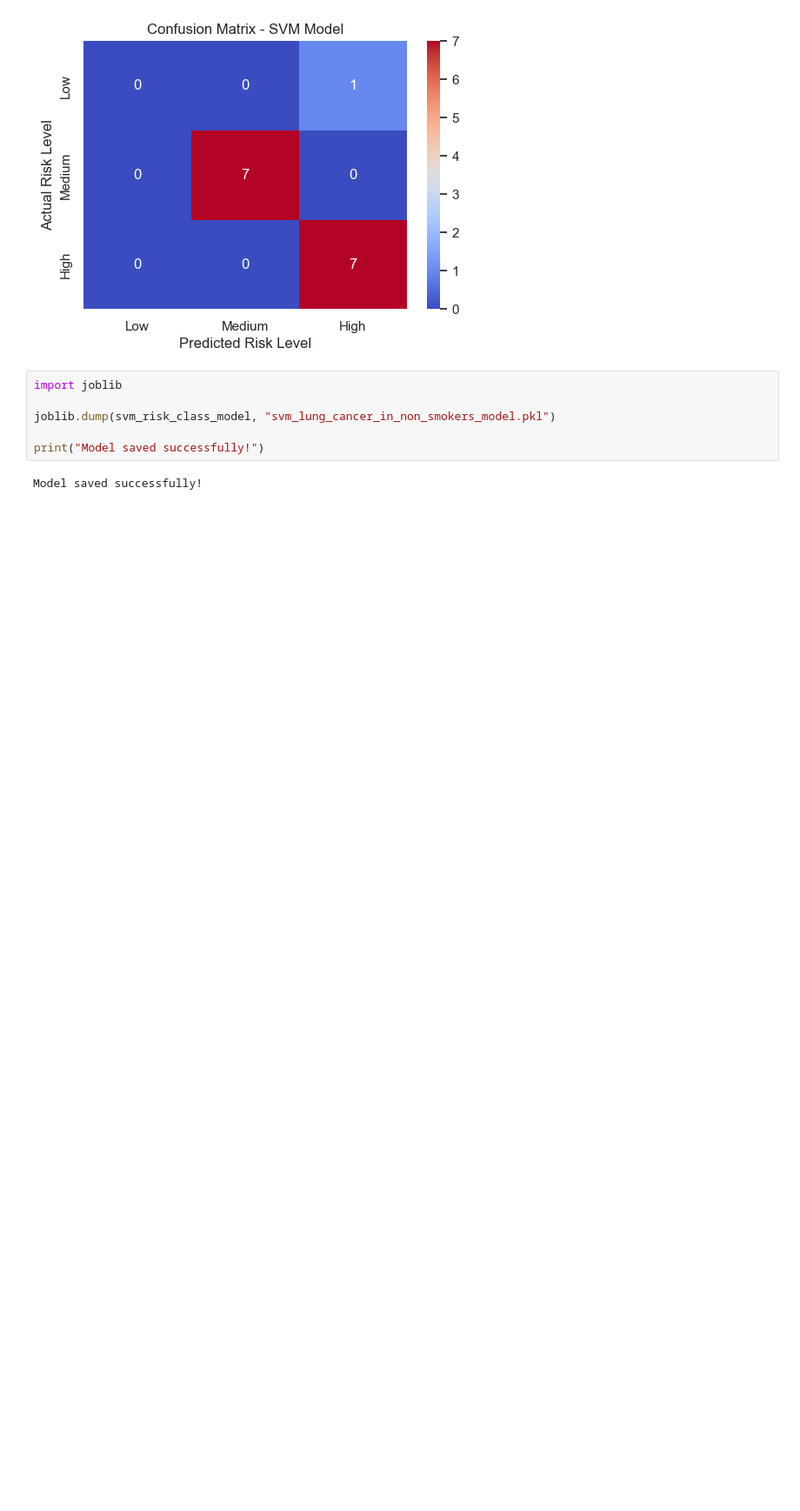
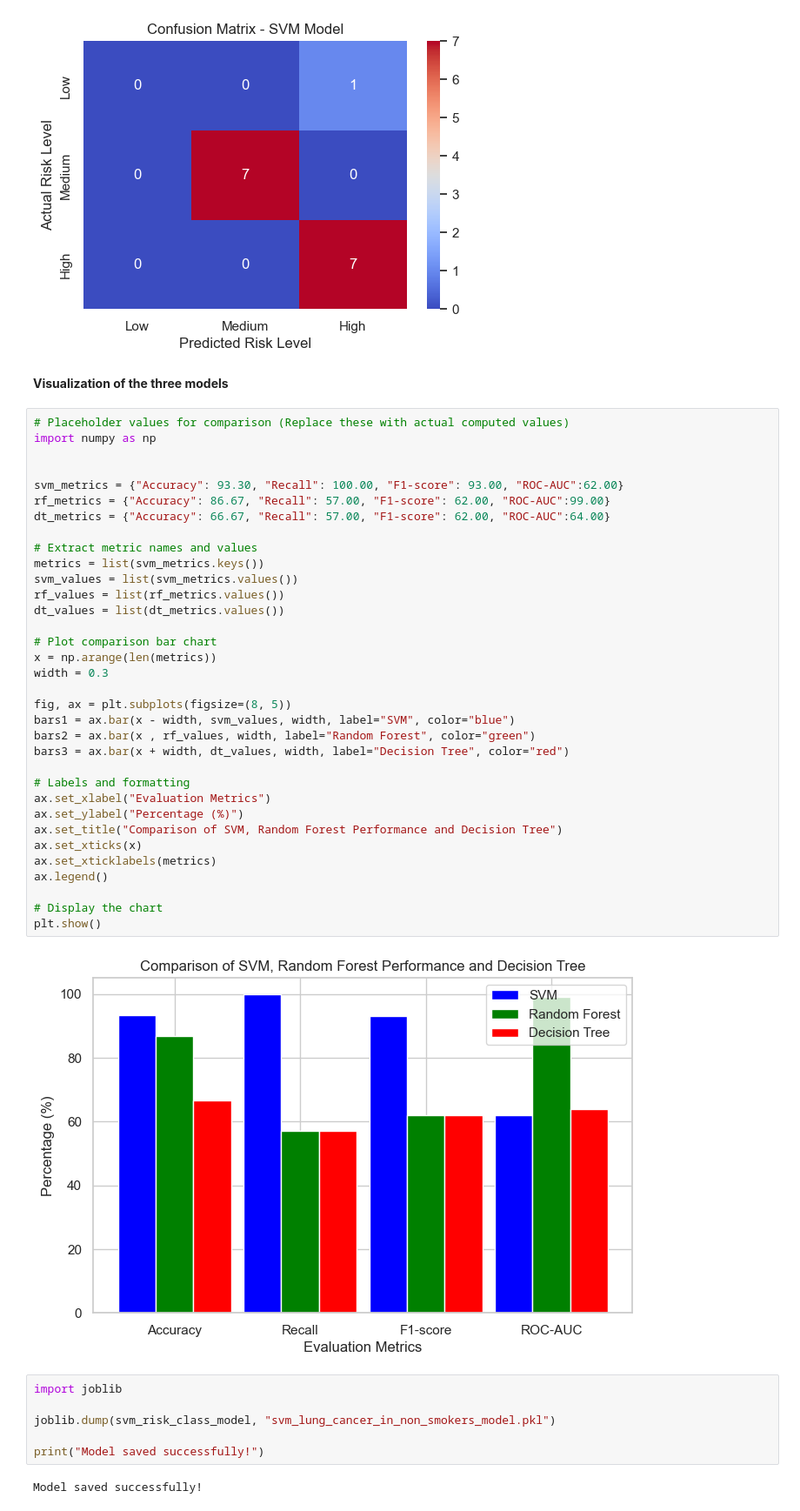
Before and after one commit to wisdomxduru/-Lung-Cancer-Risk-Prediction-Model-SVM-, a Jupyter notebook: SVM prediction for non-smokers.ipynb, the cells around one changed output. Shown at 87% size. Cells and saved outputs as stored; diff of their text form; blank space fills up the shorter version.

```diff
--- a/SVM prediction for non-smokers.ipynb
+++ b/SVM prediction for non-smokers.ipynb
@@ -366,6 +469,44 @@ plt.title("Confusion Matrix - SVM Model")
 plt.show()
 # %% [output]
 [figure]
+# %% [markdown]
+**Visualization of the three models**
+# %%
+# Placeholder values for comparison (Replace these with actual computed values)
+import numpy as np
+
+
+svm_metrics = {"Accuracy": 93.30, "Recall": 100.00, "F1-score": 93.00, "ROC-AUC":62.00}
+rf_metrics = {"Accuracy": 86.67, "Recall": 57.00, "F1-score": 62.00, "ROC-AUC":99.00}
+dt_metrics = {"Accuracy": 66.67, "Recall": 57.00, "F1-score": 62.00, "ROC-AUC":64.00}
+
+# Extract metric names and values
+metrics = list(svm_metrics.keys())
+svm_values = list(svm_metrics.values())
+rf_values = list(rf_metrics.values())
+dt_values = list(dt_metrics.values())
+
+# Plot comparison bar chart
+x = np.arange(len(metrics))
+width = 0.3
+
+fig, ax = plt.subplots(figsize=(8, 5))
+bars1 = ax.bar(x - width, svm_values, width, label="SVM", color="blue")
+bars2 = ax.bar(x , rf_values, width, label="Random Forest", color="green")
+bars3 = ax.bar(x + width, dt_values, width, label="Decision Tree", color="red")
+
+# Labels and formatting
+ax.set_xlabel("Evaluation Metrics")
+ax.set_ylabel("Percentage (%)")
+ax.set_title("Comparison of SVM, Random Forest Performance and Decision Tree")
+ax.set_xticks(x)
+ax.set_xticklabels(metrics)
+ax.legend()
+
+# Display the chart
+plt.show()
+# %% [output]
+[figure, added]
 # %%
 import joblib
 
```
Also changed, not shown: parts of 4 cells of this notebook, 1 other file.
